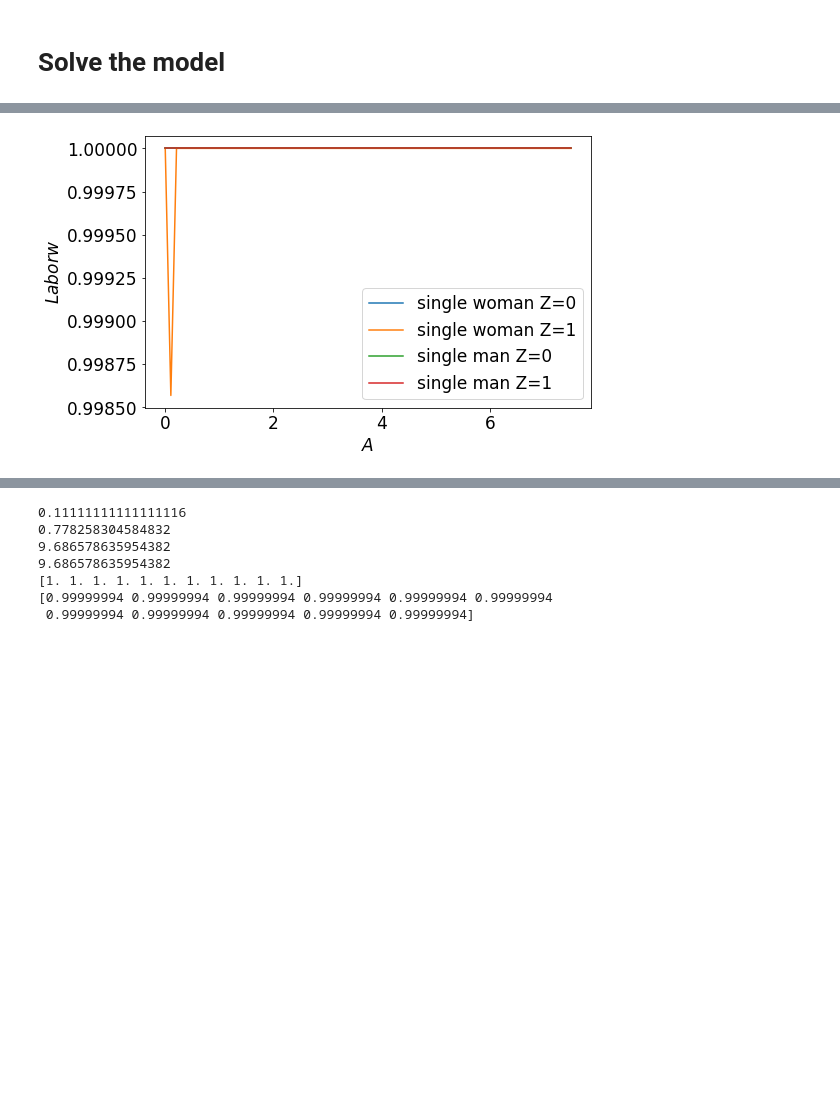
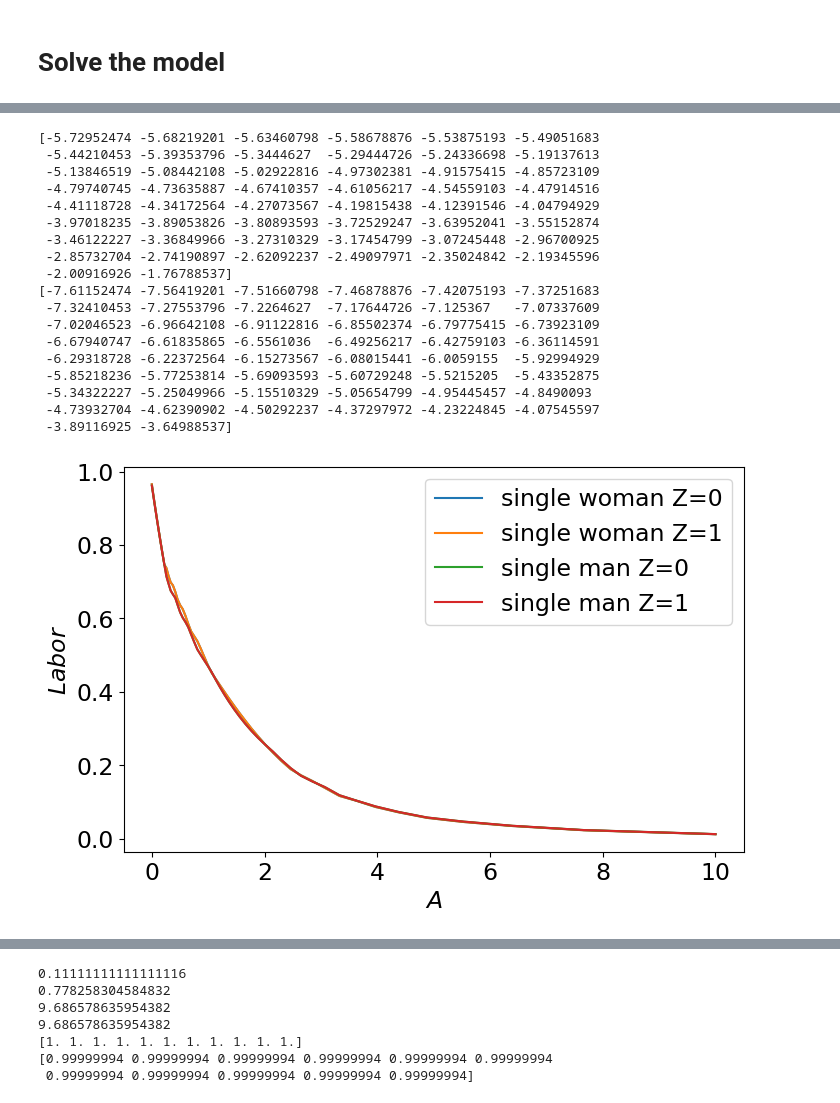
Before and after one commit to ThomasHJorgensen/LimitedCommitmentTest, a Jupyter notebook: Check_Estimate.ipynb, the cells around one changed output, grey strips where cells are left out. Saved outputs shown, nothing was run; the diff lists cells and outputs as text; code cells hidden in the pictures; blank space fills up the shorter version.

```diff
--- a/Check_Estimate.ipynb
+++ b/Check_Estimate.ipynb
@@ -30,7 +30,7 @@ SAVE = False
 # c++ settings
 
 do_compile = True
-threads = 50
+threads = 20
 
 #cpptools.setup_nlopt(folder='cppfuncs/', do_print = True) #install nlopt
 # problem: Mange perioder, værdien af HK i første periode er meget lavt, hvis vi ikke har HK, måske ændre til type? Type med højt return og type med lavt return
@@ -158,10 +177,10 @@ NameError: name 'stop' is not defined
 # %%
 #SINGLE TEST
-i_A = 20
+i_A = 40
 i_Z = 0
-i_t = 0
-i_HK = 5
-t = i_t
+i_HK = 1
+t = 1
+#i_A = 1
 
 
 #sol = models['model 2'].sol
@@ -174,13 +193,14 @@ t = i_t
 
 
 
-#print(sol.labor_w_single[t,:,i_HKm])
 
 
 sol = models['model_LC'].sol
 par = models['model_LC'].par
 
 
+print(sol.Vw_single[t,0,:,i_HK])
+print(sol.Vw_single[t,1,:,i_HK])
 
 
 fig = plt.figure(figsize=(8,5))
@@ -190,11 +210,21 @@ ax.plot(par.grid_Aw,sol.labor_w_single[t,1,:,i_HK], label = 'single woman Z=1')
 ax.plot(par.grid_Am,sol.labor_m_single[t,0,:,i_HK], label = 'single man Z=0')
 ax.plot(par.grid_Am,sol.labor_m_single[t,1,:,i_HK], label = 'single man Z=1')
 ax.set_xlabel(f"$A$")
-ax.set_ylabel(f"$Laborw$")
+ax.set_ylabel(f"$Labor$")
 plt.legend()
 plt.show()
 
 
+fig = plt.figure(figsize=(8,5))
+ax = fig.add_subplot(1,1,1)
+ax.plot(par.grid_Aw,sol.cons_w_single[t,0,:,i_HK], label = 'single woman Z=0')
+ax.plot(par.grid_Aw,sol.cons_w_single[t,1,:,i_HK], label = 'single woman Z=1')
+ax.plot(par.grid_Am,sol.cons_m_single[t,0,:,i_HK], label = 'single man Z=0')
+ax.plot(par.grid_Am,sol.cons_m_single[t,1,:,i_HK], label = 'single man Z=1')
+ax.set_xlabel(f"$A$")
+ax.set_ylabel(f"$Consumption$")
+plt.legend()
+plt.show()
 
 fig = plt.figure(figsize=(8,5))
 ax = fig.add_subplot(1,1,1)
@@ -205,34 +235,62 @@ ax.plot(par.grid_Am,sol.Vm_single[t,1,:,i_HK], label = 'single man Z=1')
 ax.set_xlabel(f"$A$")
 ax.set_ylabel(f"$valuew$")
 plt.legend()
 plt.show()
 
 
 
 
 
 fig = plt.figure(figsize=(8,5))
 ax = fig.add_subplot(1,1,1)
 ax.plot(par.grid_K,sol.labor_w_single[t,0,i_A,:], label = 'single woman Z=0')
 ax.plot(par.grid_K,sol.labor_w_single[t,1,i_A,:], label = 'single woman Z=1')
 ax.plot(par.grid_K,sol.labor_m_single[t,0,i_A,:], label = 'single man Z=0')
 ax.plot(par.grid_K,sol.labor_m_single[t,1,i_A,:], label = 'single man Z=1')
 ax.set_xlabel(f"$K$")
 ax.set_ylabel(f"$Laborw$")
 plt.legend()
 plt.show()
 
 
+fig = plt.figure(figsize=(8,5))
+ax = fig.add_subplot(1,1,1)
+ax.plot(par.grid_K,sol.cons_w_single[t,0,i_A,:], label = 'single woman Z=0')
+ax.plot(par.grid_K,sol.cons_w_single[t,1,i_A,:], label = 'single woman Z=1')
+ax.plot(par.grid_K,sol.cons_m_single[t,0,i_A,:], label = 'single man Z=0')
+ax.plot(par.grid_K,sol.cons_m_single[t,1,i_A,:], label = 'single man Z=1')
+ax.set_xlabel(f"$K$")
+ax.set_ylabel(f"$consumption$")
+plt.legend()
+plt.show()
 
 fig = plt.figure(figsize=(8,5))
 ax = fig.add_subplot(1,1,1)
 ax.plot(par.grid_K,sol.Vw_single[t,0,i_A,:], label = 'single woman Z=0')
-ax.plot(par.grid_K,sol.Vw_single[t,1,i_A,:], label = 'single woman Z=1')
-ax.plot(par.grid_K,sol.Vm_single[t,0,i_A,:], label = 'single man Z=0')
-ax.plot(par.grid_K,sol.Vm_single[t,1,i_A,:], label = 'single man Z=1')
+#ax.plot(par.grid_K,sol.Vw_single[t,1,i_A,:], label = 'single woman Z=1')
+#ax.plot(par.grid_K,sol.Vm_single[t,0,i_A,:], label = 'single man Z=0')
+#ax.plot(par.grid_K,sol.Vm_single[t,1,i_A,:], label = 'single man Z=1')
 ax.set_xlabel(f"$K$")
 ax.set_ylabel(f"$valuew$")
 plt.legend()
 plt.show()
 # %% [output]
+[-5.72952474 -5.68219201 -5.63460798 -5.58678876 -5.53875193 -5.49051683
+ -5.44210453 -5.39353796 -5.3444627  -5.29444726 -5.24336698 -5.19137613
+ -5.13846519 -5.08442108 -5.02922816 -4.97302381 -4.91575415 -4.85723109
+ -4.79740745 -4.73635887 -4.67410357 -4.61056217 -4.54559103 -4.47914516
+ -4.41118728 -4.34172564 -4.27073567 -4.19815438 -4.12391546 -4.04794929
+ -3.97018235 -3.89053826 -3.80893593 -3.72529247 -3.63952041 -3.55152874
+ -3.46122227 -3.36849966 -3.27310329 -3.17454799 -3.07245448 -2.96700925
+ -2.85732704 -2.74190897 -2.62092237 -2.49097971 -2.35024842 -2.19345596
+ -2.00916926 -1.76788537]
+[-7.61152474 -7.56419201 -7.51660798 -7.46878876 -7.42075193 -7.37251683
+ -7.32410453 -7.27553796 -7.2264627  -7.17644726 -7.125367   -7.07337609
+ -7.02046523 -6.96642108 -6.91122816 -6.85502374 -6.79775415 -6.73923109
+ -6.67940747 -6.61835865 -6.5561036  -6.49256217 -6.42759103 -6.36114591
+ -6.29318728 -6.22372564 -6.15273567 -6.08015441 -6.0059155  -5.92994929
+ -5.85218236 -5.77253814 -5.69093593 -5.60729248 -5.5215205  -5.43352875
+ -5.34322227 -5.25049966 -5.15510329 -5.05654799 -4.95445457 -4.8490093
+ -4.73932704 -4.62390902 -4.50292237 -4.37297972 -4.23224845 -4.07545597
+ -3.89116925 -3.64988537]
-[figure, old version]
+[figure, new version]
```
Also changed, not shown: parts of 9 cells of this notebook, 5 other files.
